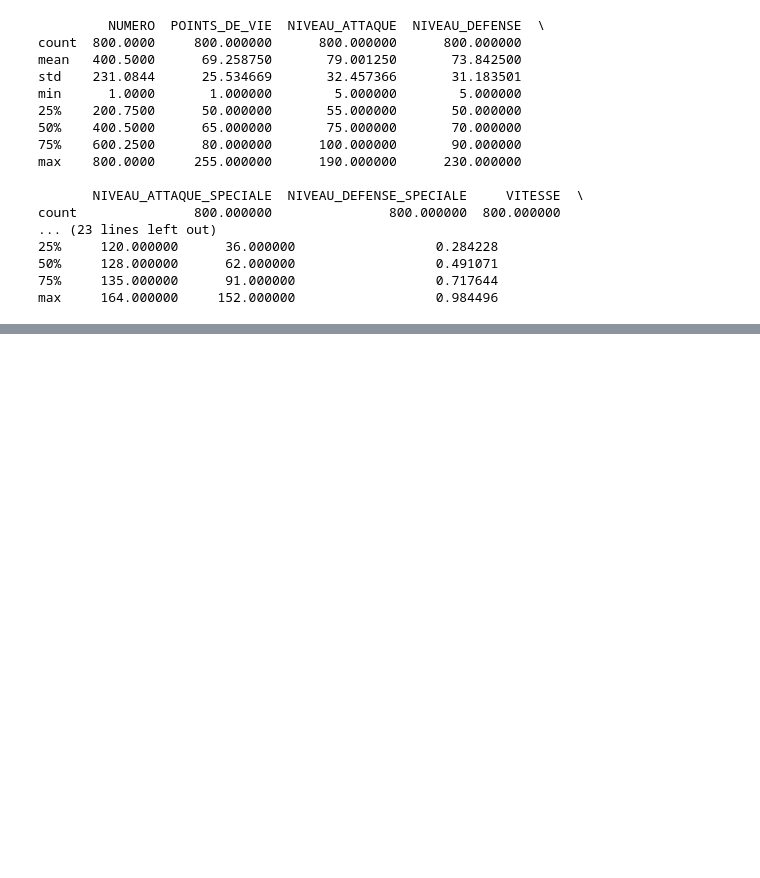
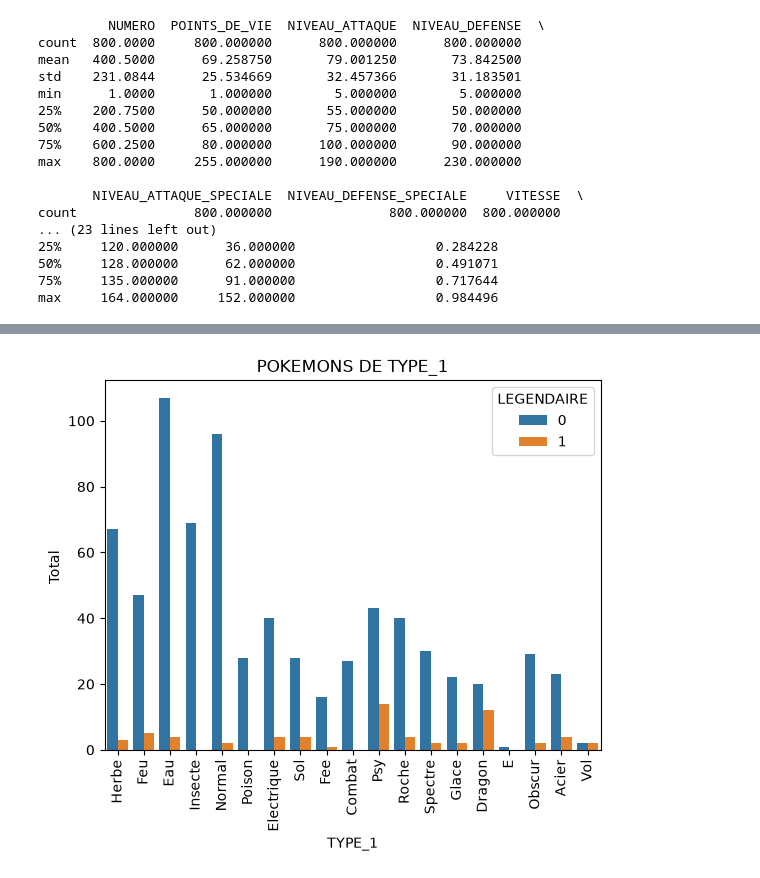
Before and after one commit to 11KevinMomo/420-5G4-ML, a Jupyter notebook: apprentissage/partie1_2.ipynb, the cells around one changed output, grey strips where cells are left out. Saved outputs shown, nothing was run; the diff lists cells and outputs as text; code cells hidden in the pictures; blank space fills up the shorter version.

```diff
--- a/apprentissage/partie1_2.ipynb
+++ b/apprentissage/partie1_2.ipynb
@@ -268,0 +290,20 @@ max     164.000000     152.000000                  0.984496
+# %%
+# Importer Matplotlib et Seaborn pour créer des graphiques et visualiser les données
+import matplotlib.pyplot as plt
+import seaborn as sns
+
+# Création d'un graphique pour le type 1
+axe_X = sns.countplot(x="TYPE_1", hue="LEGENDAIRE", data=nouveauPokedex)
+
+# Effectuer une rotation du 90 dégrés
+plt.xticks(rotation= 90)
+
+# Ajouter les noms des axes sur le grpahique que je viens de créer
+plt.xlabel('TYPE_1')
+plt.ylabel('Total ')
+plt.title("POKEMONS DE TYPE_1")
+
+# Afficher le graphique que je viens de créer
+plt.show()
+# %% [output]
+[figure, added]
```
Also changed, not shown: parts of 5 cells of this notebook, 1 other file.
